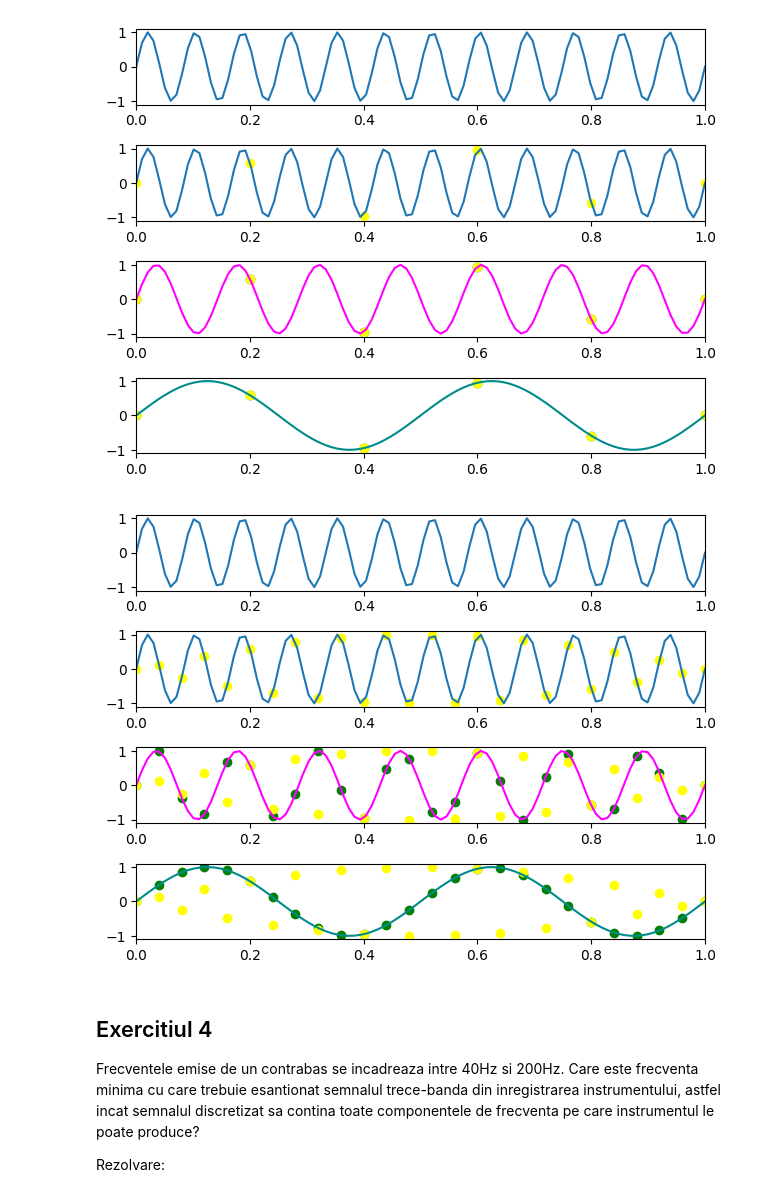
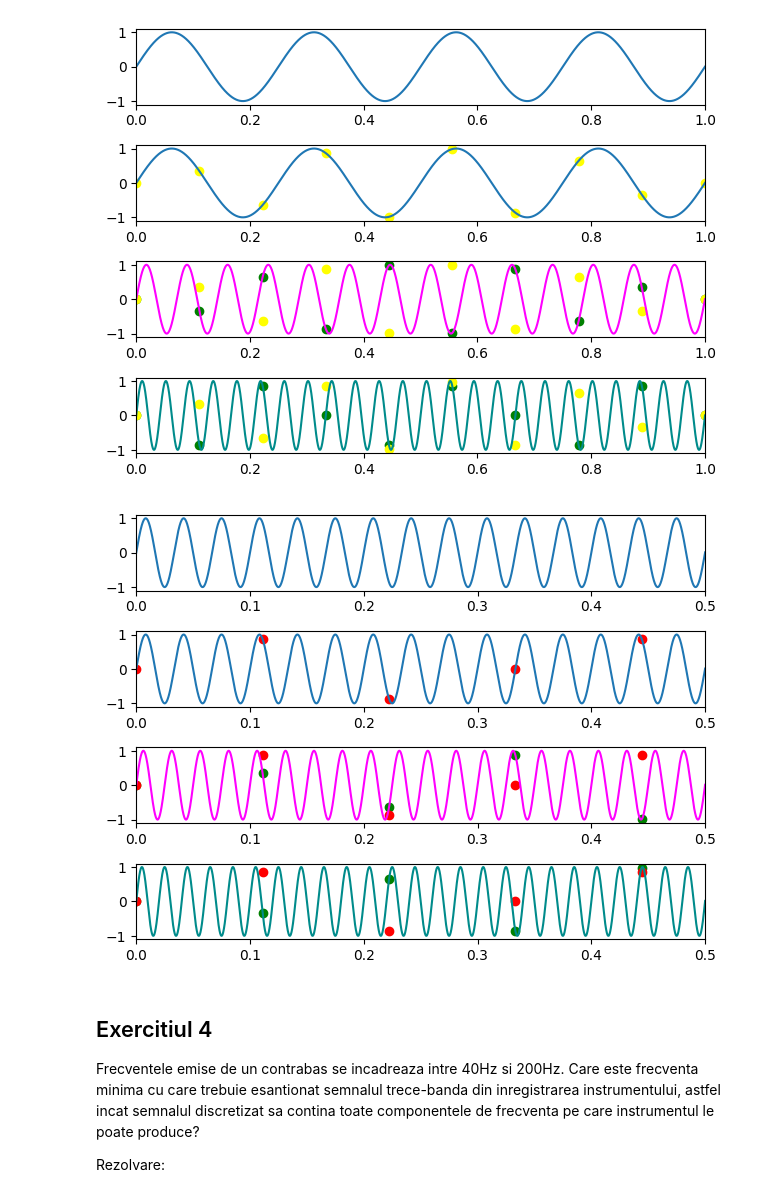
Before and after one commit to laurentiucretu68/ProcesareaSemnalelor, a Jupyter notebook: Laborator4/main.ipynb, the cells around one changed output. Drawn from its saved outputs; the diff is of its cells as text; code cells hidden in the pictures.

```diff
--- a/Laborator4/main.ipynb
+++ b/Laborator4/main.ipynb
@@ -52,28 +52,26 @@ plt.show()
 def signal(n: np.ndarray, f: float):
     return np.sin(2 * np.pi * f * n)
 
+f = 4
+fs = 10
+n = np.linspace(0, 1, 10000)
+time = np.linspace(0, 1, fs)
+
 fig, axs = plt.subplots(4)
-
-n = np.linspace(0, 1, 100)
-f = 12
-
 axs[0].plot(n, signal(n, f))
 axs[0].set_xlim([0, 1])
-
-f_sub_nyquist = 6
-time = np.linspace(0, 1, f_sub_nyquist)
 
 axs[1].plot(n, signal(n, f))
 axs[1].scatter(time, signal(time, f), c='yellow')
 axs[1].set_xlim([0, 1])
 
-axs[2].plot(n, signal(n, 7), c='magenta')
-axs[2].scatter(time, signal(time, 7), c='green')
+axs[2].plot(n, signal(n, f + fs), c='magenta')
+axs[2].scatter(time, signal(time, f + fs), c='green')
 axs[2].scatter(time, signal(time, f), c='yellow')
 axs[2].set_xlim([0, 1])
 
-axs[3].plot(n, signal(n, 2), c='darkcyan')
-axs[3].scatter(time, signal(time, 2), c='green')
+axs[3].plot(n, signal(n, f + 2*fs), c='darkcyan')
+axs[3].scatter(time, signal(time, f + 2*fs), c='green')
 axs[3].scatter(time, signal(time, f), c='yellow')
 axs[3].set_xlim([0, 1])
 
@@ -88,49 +86,47 @@ plt.savefig(os.path.join('exercitiul2', f"exercitiul2.pdf"))
 plt.show()
 plt.close(fig)
 # %% [output]
-[figure, old version]
+[figure, new version]
 # %%
 # Exercitiul 3
 def signal(n: np.ndarray, f: float):
     return np.sin(2 * np.pi * f * n)
 
+f = 30
+fs = 10
+n = np.linspace(0, 1, 10000)
+time = np.linspace(0, 1, fs)
+
 fig, axs = plt.subplots(4)
-
-n = np.linspace(0, 1, 100)
-f = 12
-
 axs[0].plot(n, signal(n, f))
-axs[0].set_xlim([0, 1])
-
-f_nyquist = 26
-time = np.linspace(0, 1, f_nyquist)
+axs[0].set_xlim([0, 0.5])
 
 axs[1].plot(n, signal(n, f))
-axs[1].scatter(time, signal(time, f), c='yellow')
-axs[1].set_xlim([0, 1])
+axs[1].scatter(time, signal(time, f), c='red')
+axs[1].set_xlim([0, 0.5])
 
-axs[2].plot(n, signal(n, 7), c='magenta')
-axs[2].scatter(time, signal(time, 7), c='green')
-axs[2].scatter(time, signal(time, f), c='yellow')
-axs[2].set_xlim([0, 1])
+axs[2].plot(n, signal(n, f + fs), c='magenta')
+axs[2].scatter(time, signal(time, f + fs), c='green')
+axs[2].scatter(time, signal(time, f), c='red')
+axs[2].set_xlim([0, 0.5])
 
-axs[3].plot(n, signal(n, 2), c='darkcyan')
-axs[3].scatter(time, signal(time, 2), c='green')
-axs[3].scatter(time, signal(time, f), c='yellow')
-axs[3].set_xlim([0, 1])
+axs[3].plot(n, signal(n, f + 2 * fs), c='darkcyan')
+axs[3].scatter(time, signal(time, f + 2 * fs), c='green')
+axs[3].scatter(time, signal(time, f), c='red')
+axs[3].set_xlim([0, 0.5])
 
 plt.tight_layout()
 
 if not os.path.exists('exercitiul3'):
     os.mkdir('exercitiul3')
 
 plt.savefig(os.path.join('exercitiul3', f"exercitiul3.png"))
 plt.savefig(os.path.join('exercitiul3', f"exercitiul3.pdf"))
 
 plt.show()
 plt.close(fig)
 # %% [output]
-[figure, old version]
+[figure, new version]
 # %% [markdown]
 ## Exercitiul 4
 Frecventele emise de un contrabas se incadreaza intre 40Hz si 200Hz. Care este frecventa minima cu care trebuie esantionat semnalul trece-banda din inregistrarea instrumentului, astfel incat semnalul discretizat sa contina toate componentele de frecventa pe care instrumentul le poate produce?
```
Also changed, not shown: parts of 5 cells of this notebook, 8 other files.
